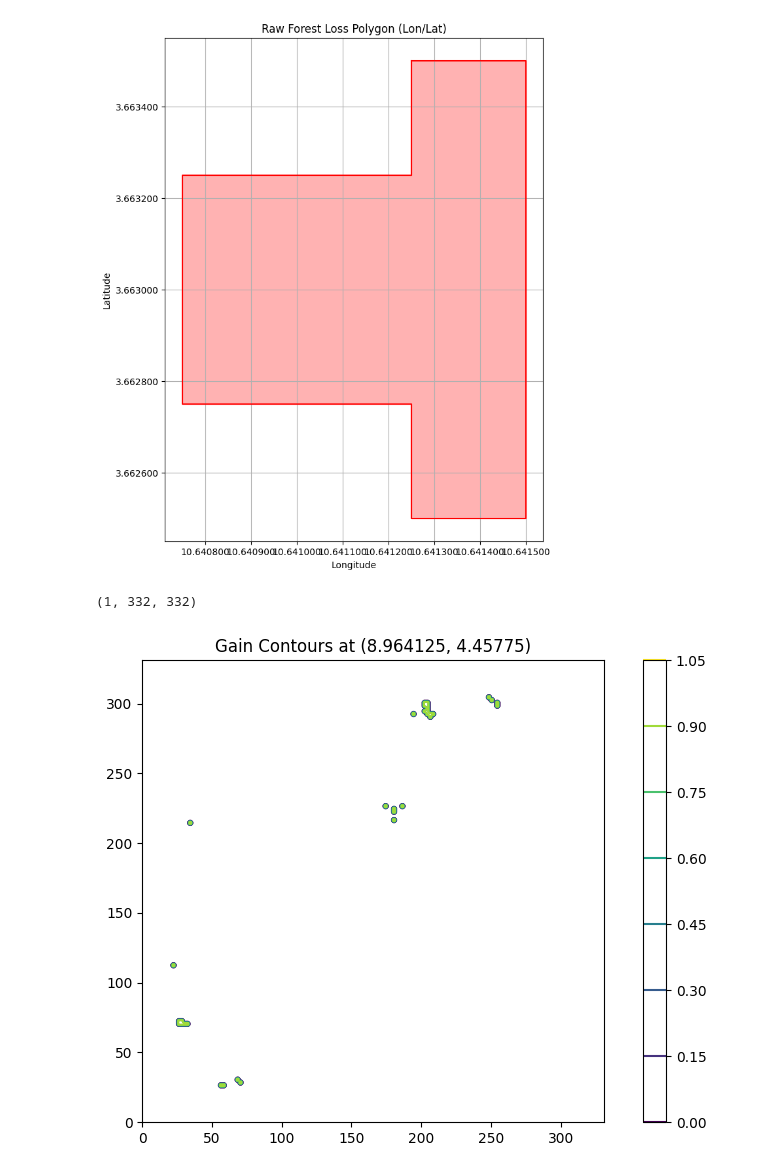
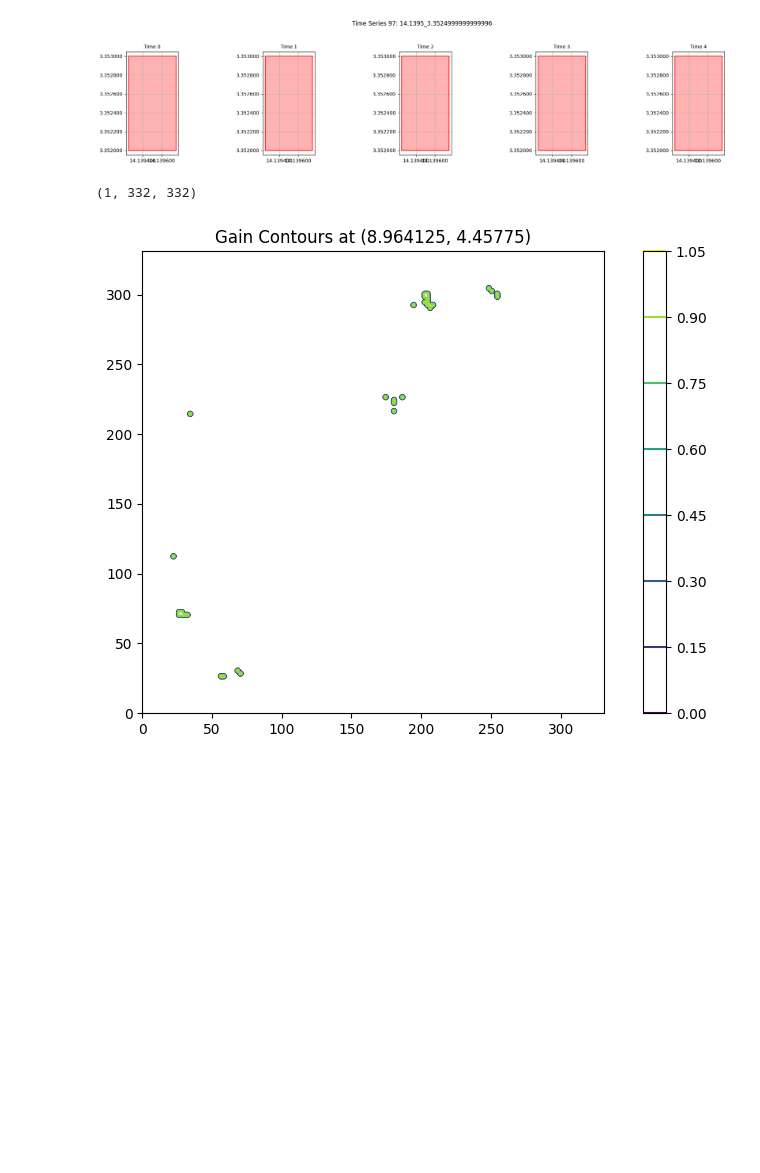
Before and after one commit to JamesBrockUoB/ForestChat, a Jupyter notebook: Training - UNet.ipynb, the cells around one changed output. Cells and saved outputs as stored; diff of their text form; code cells hidden in the pictures; blank space fills up the shorter version.

Commit message:
added planetscope timeseries

```diff
--- a/Training - UNet.ipynb
+++ b/Training - UNet.ipynb
@@ -186,35 +289,99 @@ def plot_raw_polygon(idx):
     shape_path = f'{BASE_DIR}/{SUB_DIR}/{EXAMPLES_FOLDER}/{folder}/forest_loss_region.pkl'
 
     with open(shape_path, 'rb') as f:
         geom = pickle.load(f)
 
     fig, ax = plt.subplots(figsize=(10, 10))
 
     if geom.geom_type == 'Polygon':
         x, y = geom.exterior.xy
         ax.plot(x, y, color='red')
         ax.fill(x, y, color='red', alpha=0.3)
     elif geom.geom_type == 'MultiPolygon':
         for poly in geom:
             x, y = poly.exterior.xy
             ax.plot(x, y, color='red')
             ax.fill(x, y, color='red', alpha=0.3)
     else:
         print("Unsupported geometry type:", geom.geom_type)
         return
 
     ax.set_title("Raw Forest Loss Polygon (Lon/Lat)")
     ax.set_xlabel("Longitude")
     ax.xaxis.set_major_formatter(ticker.FormatStrFormatter('%.6f'))
     ax.yaxis.set_major_formatter(ticker.FormatStrFormatter('%.6f'))
     ax.set_ylabel("Latitude")
     ax.set_aspect('equal')
     plt.grid(True)
     plt.show()
 
-plot_raw_polygon(494)
+def plot_single_timeseries_polygons(series_idx, timestamps=5):
+    """
+    Visualize raw polygons for a single time series.
+
+    Parameters:
+    - series_idx: Index of the time series to display
+    - timestamps: Number of timestamps to show (default 5)
+    """
+    df = pd.read_csv(f'{BASE_DIR}/{SUB_DIR}/train.csv')
+
+    # Extract base coordinates without timestamp
+    df['series_id'] = df['example_path'].apply(lambda x: re.sub(r'_\d+$', '', x.split('/')[-1]))
+
+    # Get unique series and select the requested one
+    unique_series = df['series_id'].unique()
+    selected_series = unique_series[series_idx]
+
+    # Get all timestamps for this series, sorted
+    series_df = df[df['series_id'] == selected_series] \
+               .sort_values('example_path') \
+               .head(timestamps)
+
+    fig, axs = plt.subplots(1, timestamps, figsize=(20, 4))
+    if timestamps == 1:
+        axs = [axs]  # Ensure it's iterable
+
+    for time_idx, (_, row) in enumerate(series_df.iterrows()):
+        ax = axs[time_idx]
+        folder = row['example_path'].split('/')[-1]
+        shape_path = f'{BASE_DIR}/{SUB_DIR}/{EXAMPLES_FOLDER}/{folder}/forest_loss_region.pkl'
+
+        try:
+            with open(shape_path, 'rb') as f:
+                geom = pickle.load(f)
+
+            if geom.geom_type == 'Polygon':
+                x, y = geom.exterior.xy
+                ax.plot(x, y, color='red')
+                ax.fill(x, y, color='red', alpha=0.3)
+            elif geom.geom_type == 'MultiPolygon':
+                for poly in geom:
+                    x, y = poly.exterior.xy
+                    ax.plot(x, y, color='red')
+                    ax.fill(x, y, color='red', alpha=0.3)
+
+            # Formatting
+            ax.set_title(f"Time {time_idx}", fontsize=10)
+            ax.xaxis.set_major_formatter(ticker.FormatStrFormatter('%.6f'))
+            ax.yaxis.set_major_formatter(ticker.FormatStrFormatter('%.6f'))
+            ax.set_aspect('equal')
+            ax.grid(True)
+
+        except Exception as e:
+            ax.text(0.5, 0.5, f"Error: {str(e)}",
+                    ha='center', va='center', fontsize=8)
+            ax.set_title(f"Time {time_idx}", fontsize=10)
+
+    plt.suptitle(f"Time Series {series_idx}: {selected_series}", y=1.05)
+    plt.tight_layout()
+    plt.show()
+
+if 'Timeseries' in SUB_DIR:
+    plot_single_timeseries_polygons(97)
+else:
+    plot_raw_polygon(494)
 # %% [output]
-[figure, old version]
+[figure, new version]
 # %%
 data_array = np.load(f'{BASE_DIR}/{SUB_DIR}/{EXAMPLES_FOLDER}/{folder}/auxiliary/gain.npy')
 print(data_array.shape)
```
Also changed, not shown: parts of 7 cells of this notebook, 5 other files.
